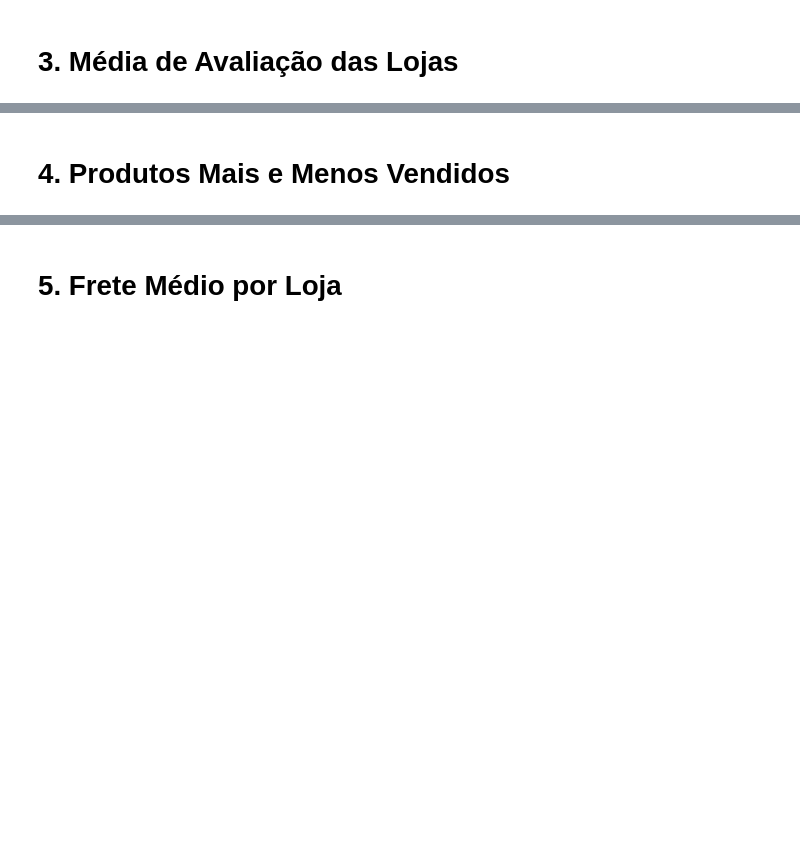
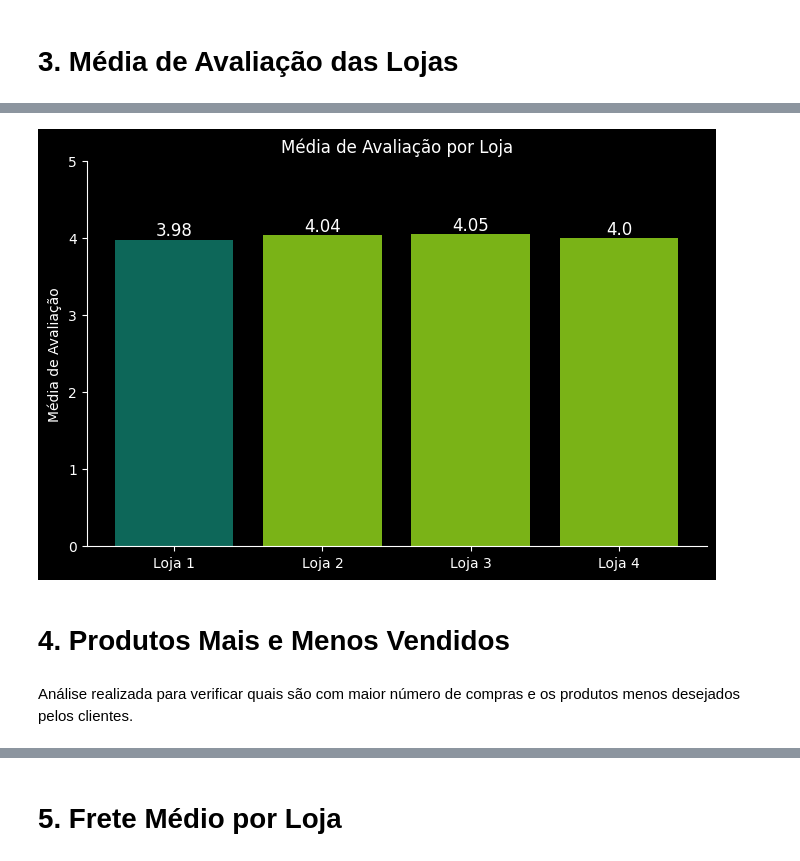
Before and after one commit to NatBiscarra/challenge_alurastore, a Jupyter notebook: AluraStoreBr.ipynb, the cells around one changed output, grey strips where cells are left out. Saved outputs shown, nothing was run; the diff lists cells and outputs as text; code cells hidden in the pictures; blank space fills up the shorter version.

```diff
--- a/AluraStoreBr.ipynb
+++ b/AluraStoreBr.ipynb
@@ -82,2 +168,36 @@ plt.show() #Exibe o gráfico
+# %%
+#Importa a biblioteca matplotlib
+import matplotlib.pyplot as plt
+
+lojas = ['Loja 1', 'Loja 2', 'Loja 3', 'Loja 4']
+medias = [3.98, 4.04, 4.05, 4.0]
+
+#Atribui uma cor diferente para a menor média
+pior_media = min(medias)
+cores = ['#7AB317' if media != pior_media else '#0D6759' for media in medias]
+
+#Criação do gráfico
+plt.figure(figsize=(8, 5))
+plt.bar(lojas, medias, color=cores)
+
+#Títulos e rótulos
+plt.title('Média de Avaliação por Loja')
+plt.ylabel('Média de Avaliação')
+plt.ylim(0, 5)
+
+for i, media in enumerate(medias):
+    plt.text(i, media, f'{media}', ha='center', va='bottom', fontsize=12)
+
+#Bordas do gráfico
+plt.gca().spines['top'].set_visible(False)
+plt.gca().spines['right'].set_visible(False)
+plt.gca().spines['bottom'].set_visible(True)
+plt.gca().spines['left'].set_visible(True)
+
+plt.show()
+# %% [output]
+[figure, added]
 # %% [markdown]
 # 4. Produtos Mais e Menos Vendidos
+# %% [markdown]
+Análise realizada para verificar quais são com maior número de compras e os produtos menos desejados pelos clientes.
```
Also changed, not shown: parts of 27 cells of this notebook.
